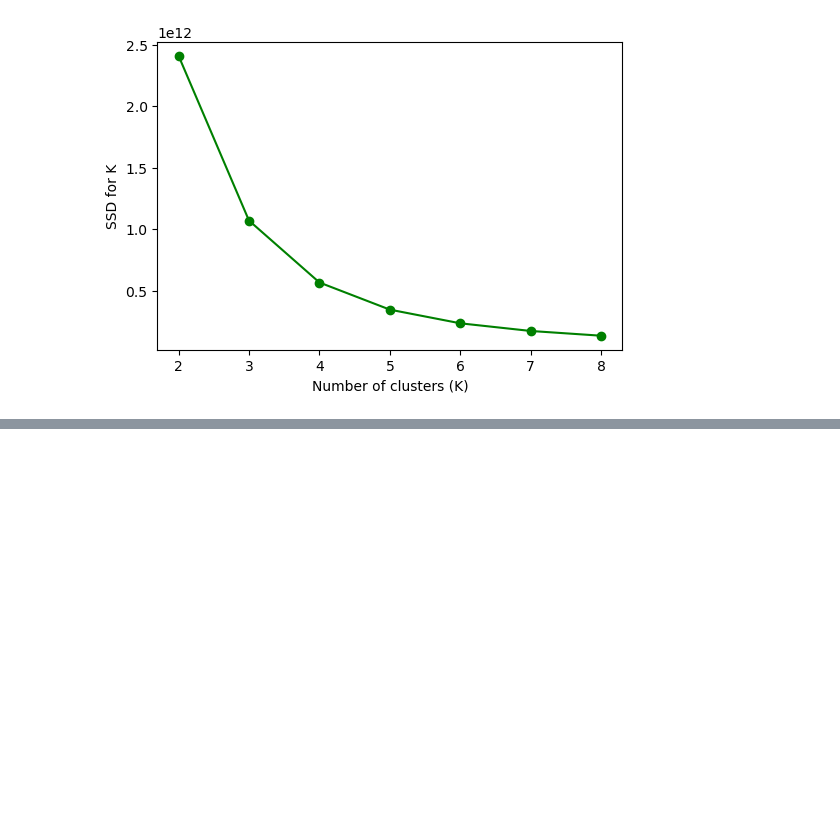
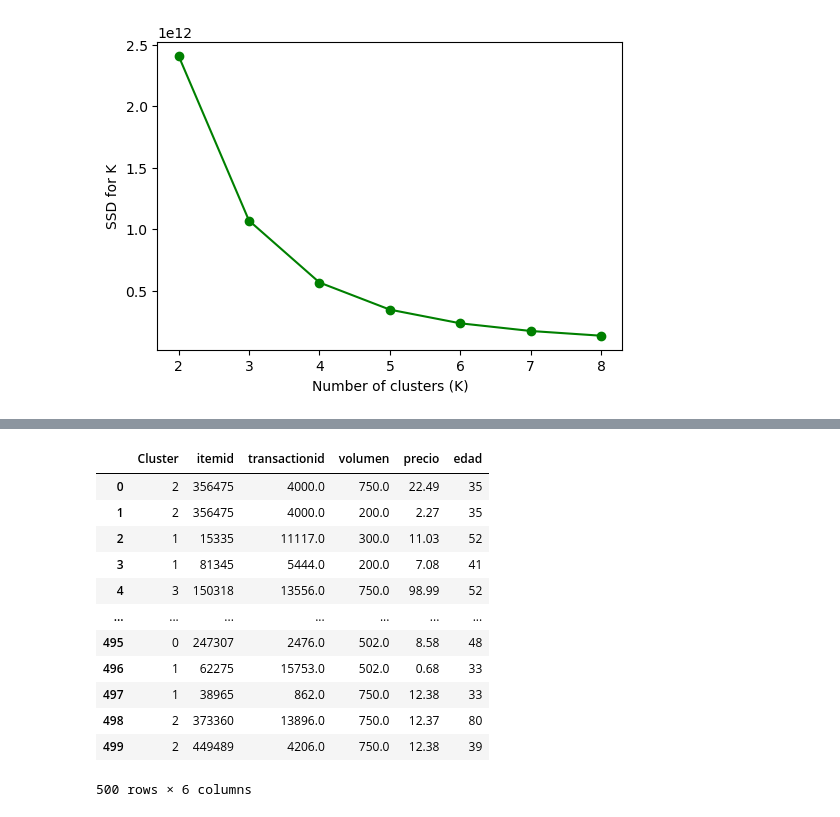
Before and after one commit to cristianreal/data_analytics, a Jupyter notebook: infrastructura/servidor web/desarrollo/scripts/2_Clustering.ipynb, the cells around one changed output, grey strips where cells are left out. Saved outputs shown, nothing was run; the diff lists cells and outputs as text; code cells hidden in the pictures; blank space fills up the shorter version.

Commit message:
update: modificando notebook de clusterizacion

```diff
--- a/infrastructura/servidor web/desarrollo/scripts/2_Clustering.ipynb
+++ b/infrastructura/servidor web/desarrollo/scripts/2_Clustering.ipynb
@@ -215,4 +215,33 @@ df_filtered_v2
 500 rows × 8499 columns
+# %%
+df_filtered_v3 = df_filtered_v2.copy()
+
+
+categorical_cols = ['nombre_transaction','marca', 'categoria','genero']
+dummy_cols = []
+for cat_col in categorical_cols:
+    # Find all columns that start with the original column name and have an underscore
+    dummies = [col for col in df_filtered_v3.columns if col.startswith(f"{cat_col}_")]
+    dummy_cols.extend(dummies)
+
+# Remove dummy columns
+df_kmeans_no_dummies = df_filtered_v3.drop(columns=dummy_cols)
+
+df_kmeans_no_dummies
+# %% [output]
+|  | Cluster | itemid | transactionid | volumen | precio | edad |
+| 0 | 2 | 356475 | 4000.0 | 750.0 | 22.49 | 35 |
+| 1 | 2 | 356475 | 4000.0 | 200.0 | 2.27 | 35 |
+| 2 | 1 | 15335 | 11117.0 | 300.0 | 11.03 | 52 |
+| 3 | 1 | 81345 | 5444.0 | 200.0 | 7.08 | 41 |
+| 4 | 3 | 150318 | 13556.0 | 750.0 | 98.99 | 52 |
+| ... | ... | ... | ... | ... | ... | ... |
+| 495 | 0 | 247307 | 2476.0 | 502.0 | 8.58 | 48 |
+| 496 | 1 | 62275 | 15753.0 | 502.0 | 0.68 | 33 |
+| 497 | 1 | 38965 | 862.0 | 750.0 | 12.38 | 33 |
+| 498 | 2 | 373360 | 13896.0 | 750.0 | 12.37 | 80 |
+| 499 | 2 | 449489 | 4206.0 | 750.0 | 12.38 | 39 |
+500 rows × 6 columns
 # %%
 from sqlalchemy import create_engine
 import numpy as np
```
Also changed, not shown: parts of 3 cells of this notebook.
